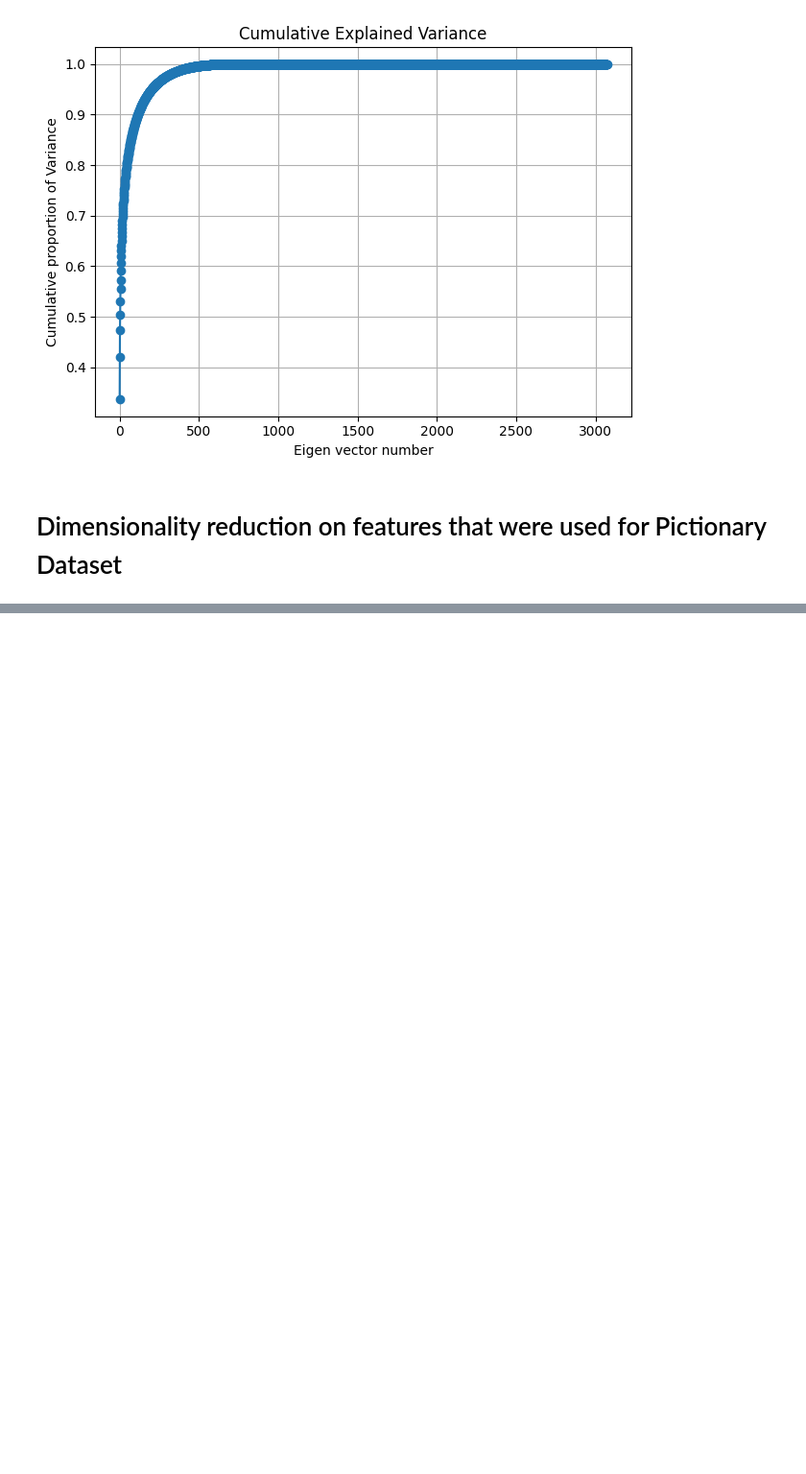
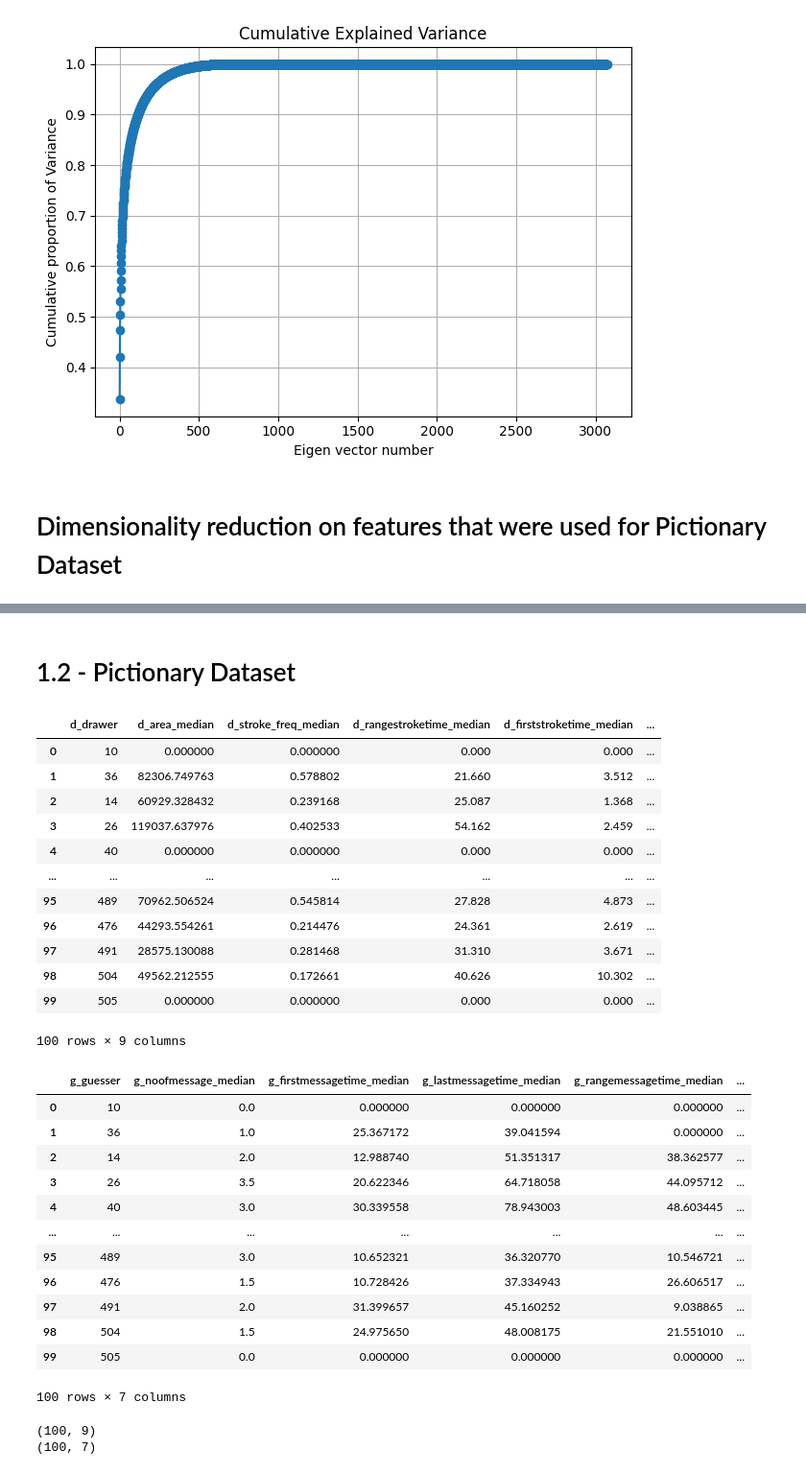
Before and after one commit to ROHIT32767/SMAI-A2, a Jupyter notebook: PCA.ipynb, the cells around one changed output, grey strips where cells are left out. Shown at 96% size. Saved outputs shown, nothing was run; the diff lists cells and outputs as text; code cells hidden in the pictures; blank space fills up the shorter version.

```diff
--- a/PCA.ipynb
+++ b/PCA.ipynb
@@ -115,6 +116,10 @@ class PCA:
         self.components_ = components_ # ndarray of shape (n_components, n_features)
         self.mean_ = mean_ # ndarray of shape (n_features,) Per-feature empirical mean, estimated from the training set.
         self.explained_variance_ratio_ = explained_variance_ratio_
+
+    def set_n_components_(self,n_components_):
+        self.n_components_ = n_components_ # The estimated number of components
+
     def fit(self,X):
         # Shape of X is (672,32,32,3) , Now  we convert it into 3072*672 matrix
         num_samples = X.shape[0]
@@ -133,15 +138,16 @@ class PCA:
         self.eigen_values = eigenvalues[sorted_indices]
         eigenvectors = eigenvectors[:, sorted_indices]
         self.components_ = eigenvectors
+        print('shape',self.components_.shape)
         total_variance = np.sum(self.eigen_values)
         # print(total_variance)
         self.explained_variance_ratio_ = np.cumsum(self.eigen_values/total_variance)
+
     def transform(self,X):
         if self.mean_ is None:
             raise ValueError("Mean is not Defined.")
         if self.components_ is None:
             raise ValueError("Eigen Vectors are Not Defined.")
-        num_samples = X.shape[0]
         num_samples = X.shape[0]
         T = (X.reshape(num_samples,-1)).T
         # print(T.shape)
@@ -163,6 +169,7 @@ class PCA:
         plt.title('Eigen Spectrum')
         plt.tight_layout()
         plt.show()
+
     def plot_cumulative_variance(self):
         plt.plot(np.arange(1, len(self.explained_variance_ratio_) + 1), self.explained_variance_ratio_, marker='o')
         plt.xlabel('Eigen vector number')
@@ -171,6 +178,7 @@ class PCA:
         plt.grid(True)
         plt.tight_layout()
         plt.show()
+
 n_components = 20
 pca = PCA(20)
 pca.fit(X)
@@ -233,0 +271,46 @@ for num_components in range(1,)
+# %% [markdown]
+# 1.2 - Pictionary Dataset
+# %%
+draw_data = pd.read_csv('pictionary/drawer_attributes.csv') # reading data # 100 rows x 9 columns
+guess_data = pd.read_csv('pictionary/guesser_attributes.csv') # 100 rows x 7 columns
+display(draw_data)
+display(guess_data)
+X_draw = np.array(draw_data)
+X_guess = np.array(guess_data)
+features_draw = ['Drawer_ID','Area','Frequency','Duration','FirstStroke','LastStroke','Thumbsup','Thumbsdown','Erase']
+features_guess = ['Guesser_ID','num_guesses','Firstguess','Lastguess','Duration','Confusion','Entropy']
+# print(draw_data.shape)
+# print(guess_data.shape)
+num_features_draw = draw_data.shape[1]
+num_features_guess = guess_data.shape[1]
+pca_draw = PCA(num_features_draw)
+pca_guess = PCA(num_features_guess)
+# %% [output]
+|  | d_drawer | d_area_median | d_stroke_freq_median | d_rangestroketime_median | d_firststroketime_median | ... |
+| 0 | 10 | 0.000000 | 0.000000 | 0.000 | 0.000 | ... |
+| 1 | 36 | 82306.749763 | 0.578802 | 21.660 | 3.512 | ... |
+| 2 | 14 | 60929.328432 | 0.239168 | 25.087 | 1.368 | ... |
+| 3 | 26 | 119037.637976 | 0.402533 | 54.162 | 2.459 | ... |
+| 4 | 40 | 0.000000 | 0.000000 | 0.000 | 0.000 | ... |
+| ... | ... | ... | ... | ... | ... | ... |
+| 95 | 489 | 70962.506524 | 0.545814 | 27.828 | 4.873 | ... |
+| 96 | 476 | 44293.554261 | 0.214476 | 24.361 | 2.619 | ... |
+| 97 | 491 | 28575.130088 | 0.281468 | 31.310 | 3.671 | ... |
+| 98 | 504 | 49562.212555 | 0.172661 | 40.626 | 10.302 | ... |
+| 99 | 505 | 0.000000 | 0.000000 | 0.000 | 0.000 | ... |
+100 rows × 9 columns
+|  | g_guesser | g_noofmessage_median | g_firstmessagetime_median | g_lastmessagetime_median | g_rangemessagetime_median | ... |
+| 0 | 10 | 0.0 | 0.000000 | 0.000000 | 0.000000 | ... |
+| 1 | 36 | 1.0 | 25.367172 | 39.041594 | 0.000000 | ... |
+| 2 | 14 | 2.0 | 12.988740 | 51.351317 | 38.362577 | ... |
+| 3 | 26 | 3.5 | 20.622346 | 64.718058 | 44.095712 | ... |
+| 4 | 40 | 3.0 | 30.339558 | 78.943003 | 48.603445 | ... |
+| ... | ... | ... | ... | ... | ... | ... |
+| 95 | 489 | 3.0 | 10.652321 | 36.320770 | 10.546721 | ... |
+| 96 | 476 | 1.5 | 10.728426 | 37.334943 | 26.606517 | ... |
+| 97 | 491 | 2.0 | 31.399657 | 45.160252 | 9.038865 | ... |
+| 98 | 504 | 1.5 | 24.975650 | 48.008175 | 21.551010 | ... |
+| 99 | 505 | 0.0 | 0.000000 | 0.000000 | 0.000000 | ... |
+100 rows × 7 columns
+(100, 9)
+(100, 7)
```
Also changed, not shown: parts of 6 cells of this notebook, 3 other files.
